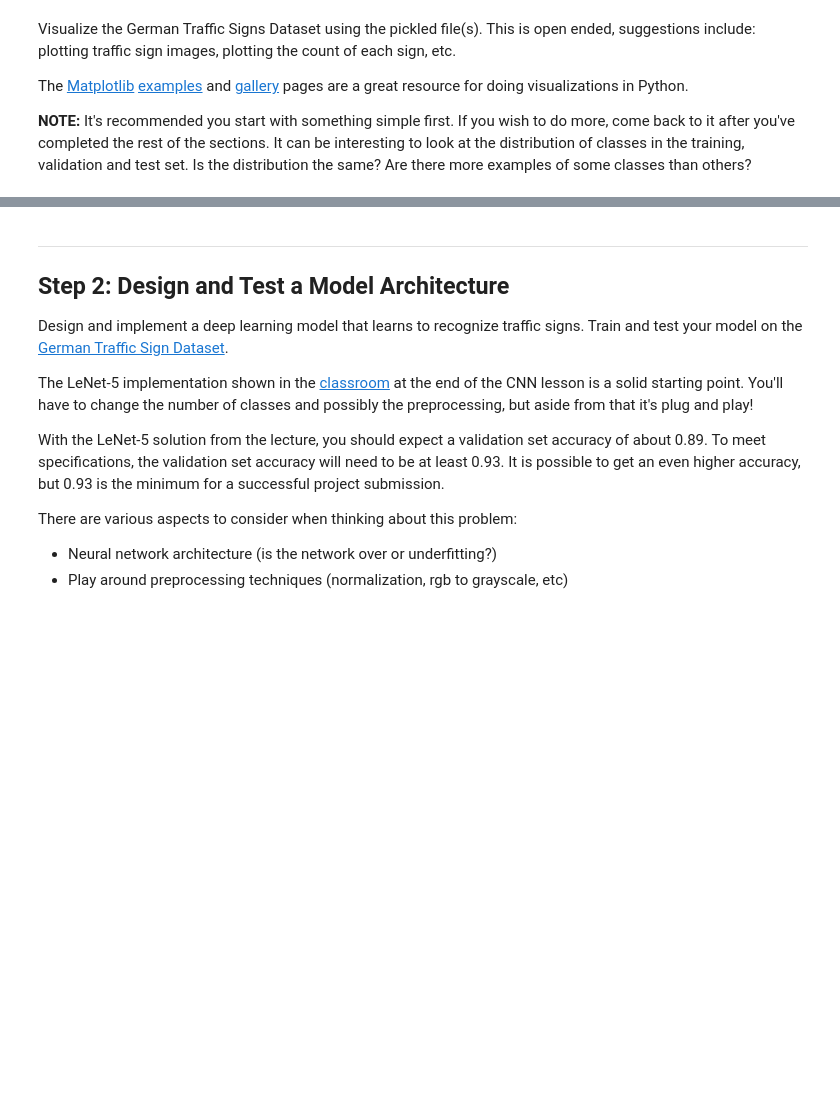
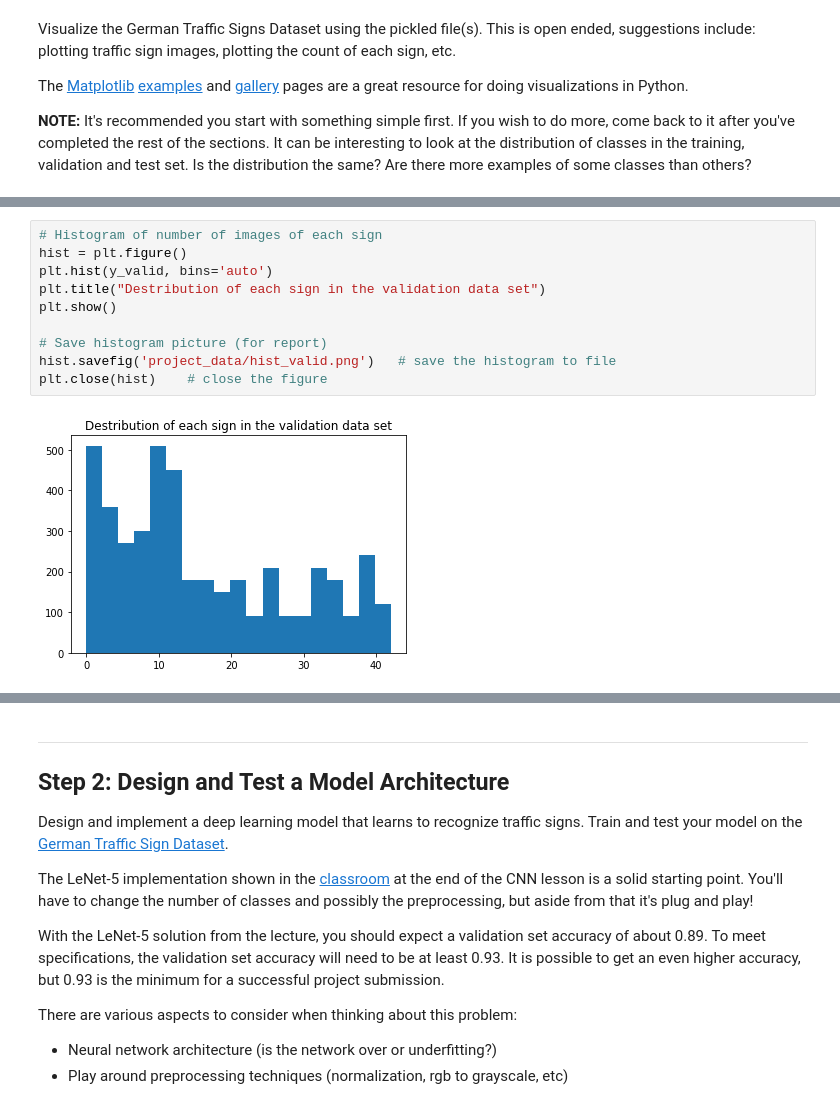
Before and after one commit to ek8203/CarND-Traffic-Sign-Classifier-Project, a Jupyter notebook: Traffic_Sign_Classifier.ipynb, the cells around one changed output, grey strips where cells are left out. Drawn from its saved outputs; the diff is of its cells as text; blank space fills up the shorter version.

```diff
--- a/Traffic_Sign_Classifier.ipynb
+++ b/Traffic_Sign_Classifier.ipynb
@@ -153,0 +155,12 @@ Examples of the Traffic Sing training images:
+# %%
+# Histogram of number of images of each sign
+hist = plt.figure()
+plt.hist(y_valid, bins='auto')
+plt.title("Destribution of each sign in the validation data set")
+plt.show()
+
+# Save histogram picture (for report)
+hist.savefig('project_data/hist_valid.png')   # save the histogram to file
+plt.close(hist)    # close the figure
+# %% [output]
+[figure, added]
```
Also changed, not shown: parts of 24 cells of this notebook, 11 other files.
